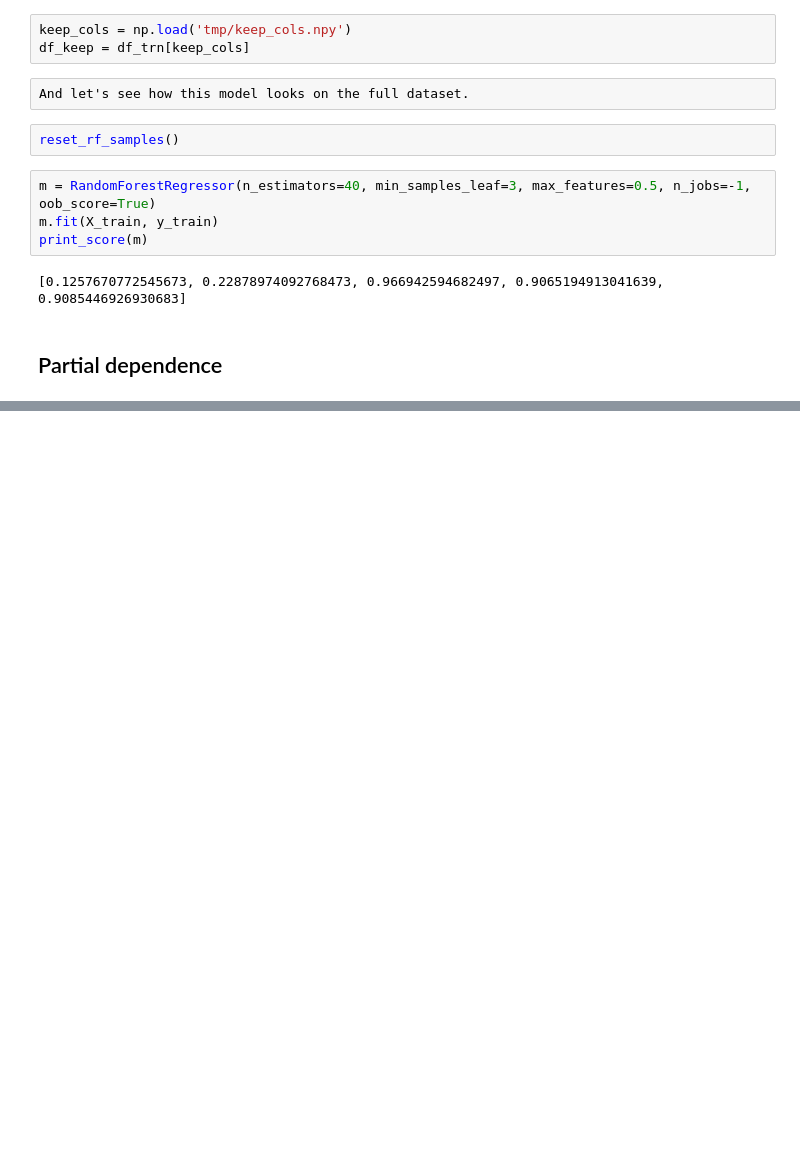
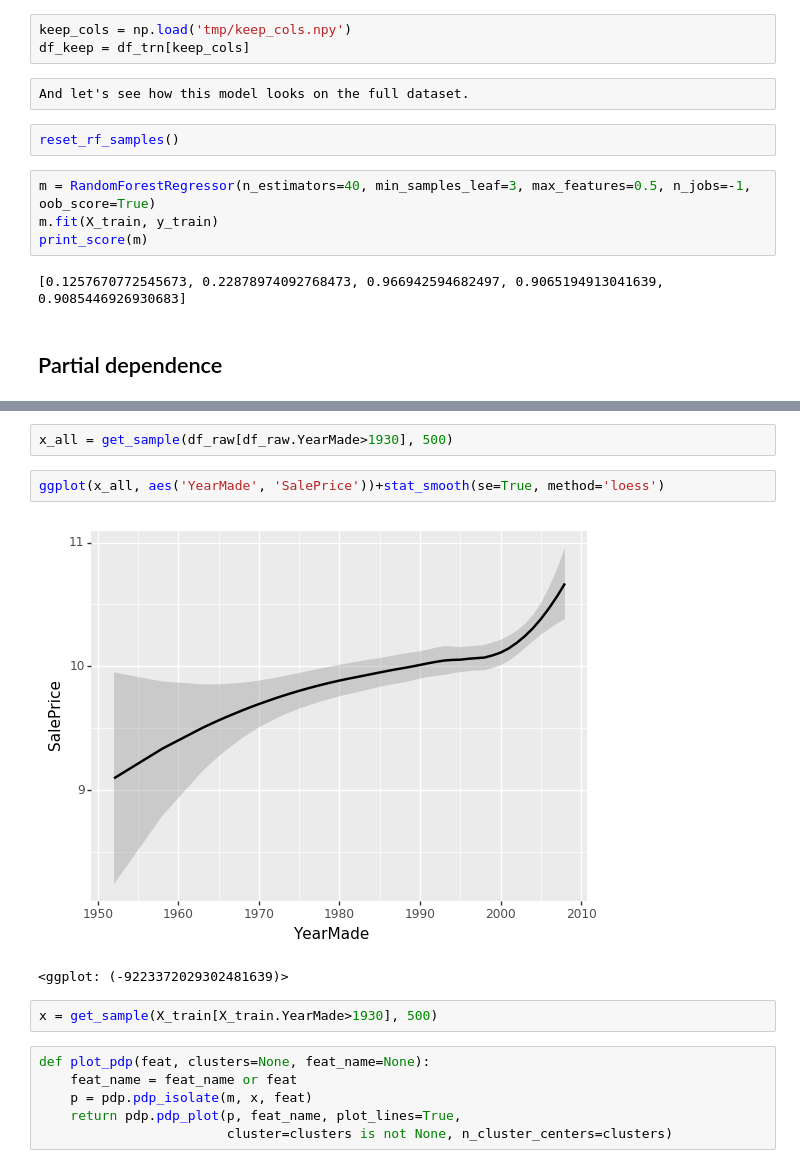
Before and after one commit to ViswanathRavindran/FastAi-ML, a Jupyter notebook: FastAi-ML2.ipynb, the cells around one changed output, grey strips where cells are left out. Drawn from its saved outputs; the diff is of its cells as text; blank space fills up the shorter version.

```diff
--- a/FastAi-ML2.ipynb
+++ b/FastAi-ML2.ipynb
@@ -286,0 +307,15 @@ print_score(m)
+# %%
+x_all = get_sample(df_raw[df_raw.YearMade>1930], 500)
+# %%
+ggplot(x_all, aes('YearMade', 'SalePrice'))+stat_smooth(se=True, method='loess')
+# %% [output]
+[figure, added]
+<ggplot: (-9223372029302481639)>
+# %%
+x = get_sample(X_train[X_train.YearMade>1930], 500)
+# %%
+def plot_pdp(feat, clusters=None, feat_name=None):
+    feat_name = feat_name or feat
+    p = pdp.pdp_isolate(m, x, feat)
+    return pdp.pdp_plot(p, feat_name, plot_lines=True,
+                        cluster=clusters is not None, n_cluster_centers=clusters)
```
Also changed, not shown: parts of 41 cells of this notebook.
